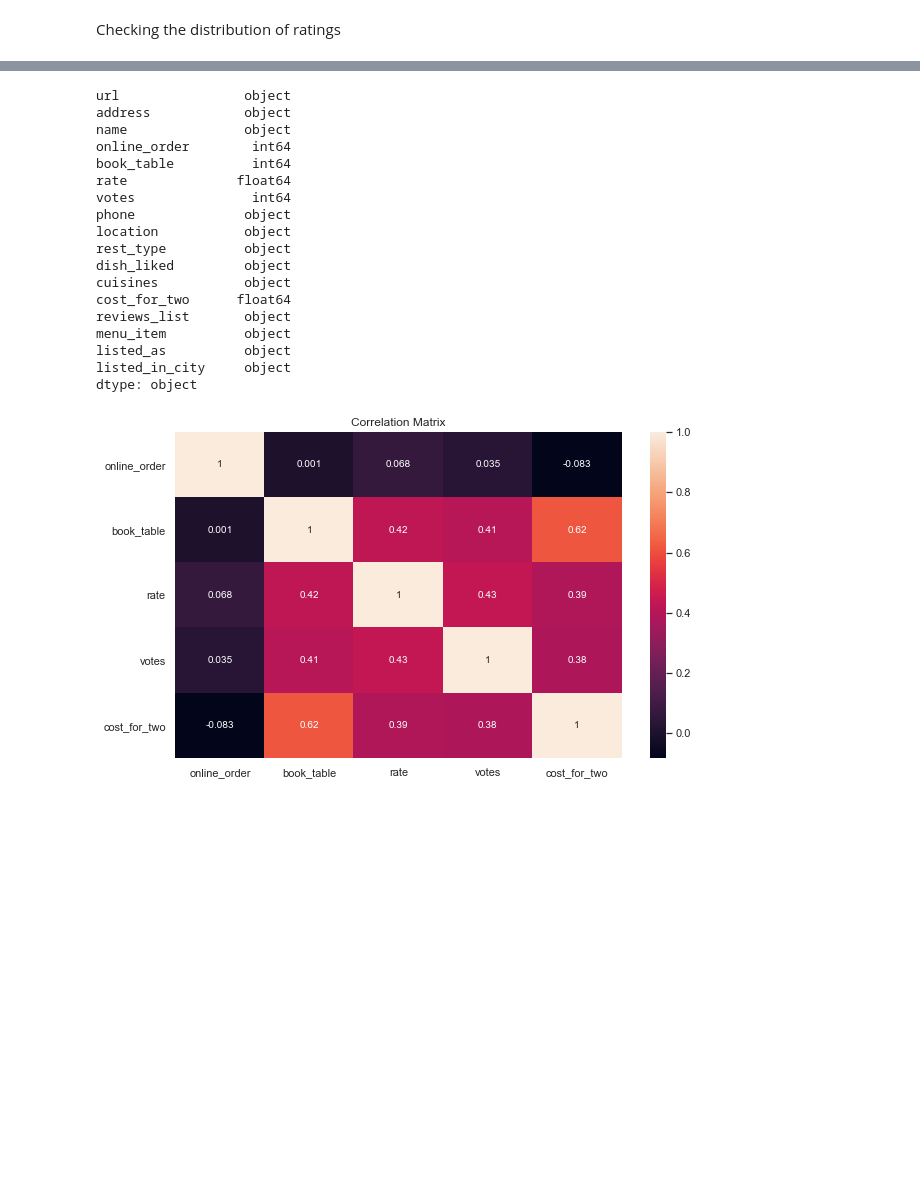
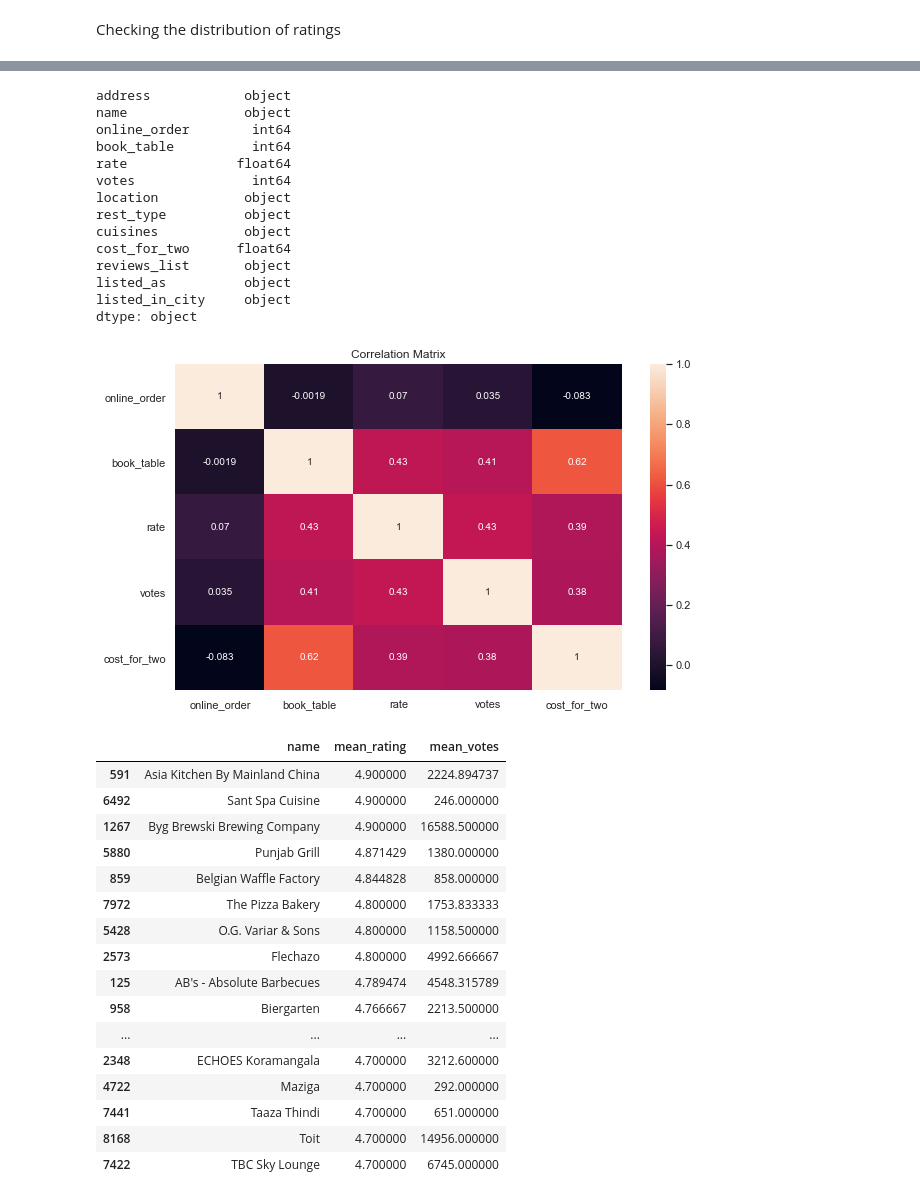
Before and after one commit to NagaSireeshaChinthala/Zomato_Restaurent_Recommendation, a Jupyter notebook: exploratory_data_analysis.ipynb, the cells around one changed output, grey strips where cells are left out. Saved outputs shown, nothing was run; the diff lists cells and outputs as text; code cells hidden in the pictures; blank space fills up the shorter version.

```diff
--- a/exploratory_data_analysis.ipynb
+++ b/exploratory_data_analysis.ipynb
@@ -68,7 +63,7 @@ dtype: int64
 # %% [markdown]
 Checking the number of distinct values in each column
 # %%
-data_df = data_df.drop(["Unnamed: 0"], axis = 1)
+data_df = data_df.drop(["Unnamed: 0","url","phone","dish_liked","menu_item"], axis = 1)
 # %%
 print(data_df.nunique())
 # %% [output]
@@ -198,0 +202,2 @@ array(['800', '300', '600', '700', '550', '500', '450', '650', '400',
+# %%
+data_df["name"] = data_df.name.str.replace('[^a-zA-Z0-9 .,&-@\']', '')
@@ -198,0 +208,3 @@ array(['800', '300', '600', '700', '550', '500', '450', '650', '400',
+# %%
+data_df.drop_duplicates(inplace=True)
+data_df.shape
@@ -198,0 +213,3 @@ array(['800', '300', '600', '700', '550', '500', '450', '650', '400',
+# %%
+data_df.dropna(how='any',inplace=True)
+data_df.shape
@@ -213,25 +232,19 @@ plt.show()
 # %%
 data_df.online_order.replace(('Yes','No'),(1, 0),inplace=True)
 data_df.book_table.replace(('Yes','No'),(1, 0),inplace=True)
-data_df['cost_for_two'] = data_df['cost_for_two'].apply(lambda x: str(x).replace(',',''))
-data_df['cost_for_two'] = data_df['cost_for_two'].apply(lambda r: float(r))
 data_df.dtypes
 # %% [output]
-url                object
 address            object
 name               object
 online_order        int64
 book_table          int64
 rate              float64
 votes               int64
-phone              object
 location           object
 rest_type          object
-dish_liked         object
 cuisines           object
 cost_for_two      float64
 reviews_list       object
-menu_item          object
 listed_as          object
 listed_in_city     object
 dtype: object
@@ -244,4 +257,28 @@ corr_matrix.set_yticklabels(corr_matrix.get_yticklabels(), rotation=360)
 plt.title("Correlation Matrix")
 plt.show()
 # %% [output]
-[figure, old version]
+[figure, new version]
+# %%
+mean_ratings = data_df.groupby(['name'], as_index=False)['rate','votes'].mean()
+mean_ratings.columns=['name','mean_rating','mean_votes']
+mean_ratings = mean_ratings.sort_values("mean_rating", ascending=False)
+top_20 = mean_ratings.head(20)
+top_20.head(20)
+# %% [output]
+|  | name | mean_rating | mean_votes |
+| 591 | Asia Kitchen By Mainland China | 4.900000 | 2224.894737 |
+| 6492 | Sant Spa Cuisine | 4.900000 | 246.000000 |
+| 1267 | Byg Brewski Brewing Company | 4.900000 | 16588.500000 |
+| 5880 | Punjab Grill | 4.871429 | 1380.000000 |
+| 859 | Belgian Waffle Factory | 4.844828 | 858.000000 |
+| 7972 | The Pizza Bakery | 4.800000 | 1753.833333 |
+| 5428 | O.G. Variar & Sons | 4.800000 | 1158.500000 |
+| 2573 | Flechazo | 4.800000 | 4992.666667 |
+| 125 | AB's - Absolute Barbecues | 4.789474 | 4548.315789 |
+| 958 | Biergarten | 4.766667 | 2213.500000 |
+| ... | ... | ... | ... |
+| 2348 | ECHOES Koramangala | 4.700000 | 3212.600000 |
+| 4722 | Maziga | 4.700000 | 292.000000 |
+| 7441 | Taaza Thindi | 4.700000 | 651.000000 |
+| 8168 | Toit | 4.700000 | 14956.000000 |
+| 7422 | TBC Sky Lounge | 4.700000 | 6745.000000 |
```
Also changed, not shown: parts of 13 cells of this notebook.
